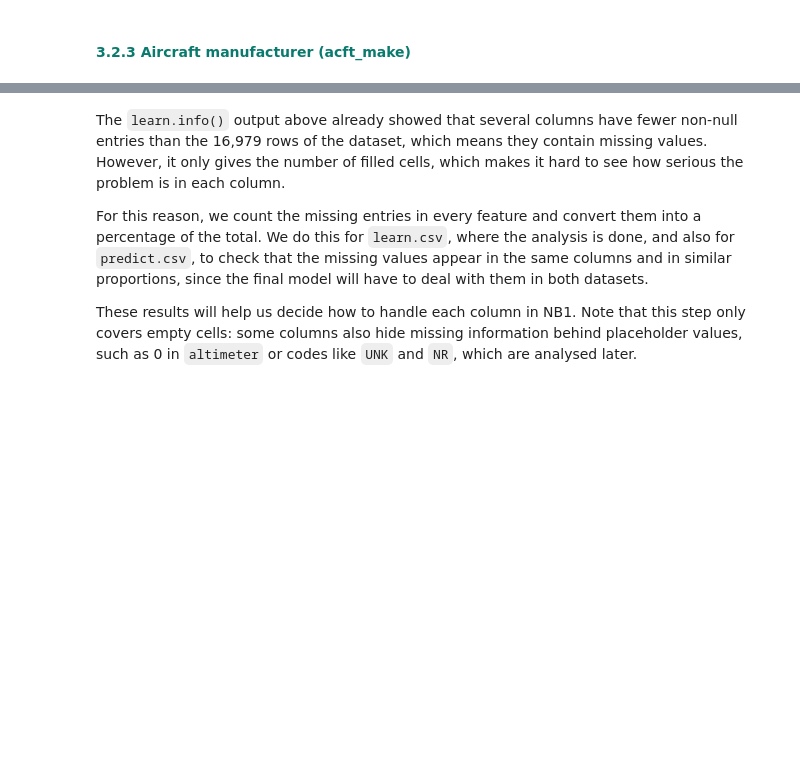
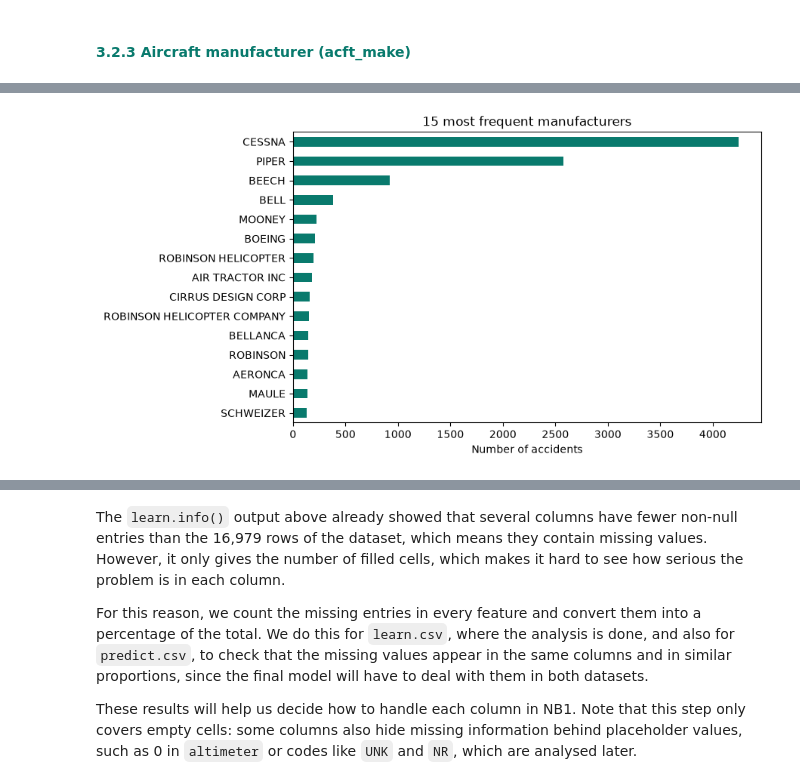
Before and after one commit to martim-dot/ML_Project, a Jupyter notebook: primeiraparte.ipynb, the cells around one changed output, grey strips where cells are left out. Cells and saved outputs as stored; diff of their text form; code cells hidden in the pictures; blank space fills up the shorter version.

```diff
--- a/primeiraparte.ipynb
+++ b/primeiraparte.ipynb
@@ -768,0 +790,8 @@ make_counts.head(10)
+# %%
+make_counts.head(15).sort_values().plot.barh(figsize=(8, 5), color="#097a6d")
+plt.title("15 most frequent manufacturers")
+plt.xlabel("Number of accidents")
+plt.ylabel("")
+plt.show()
+# %% [output]
+[figure, added]
```
Also changed, not shown: parts of 61 cells of this notebook.
